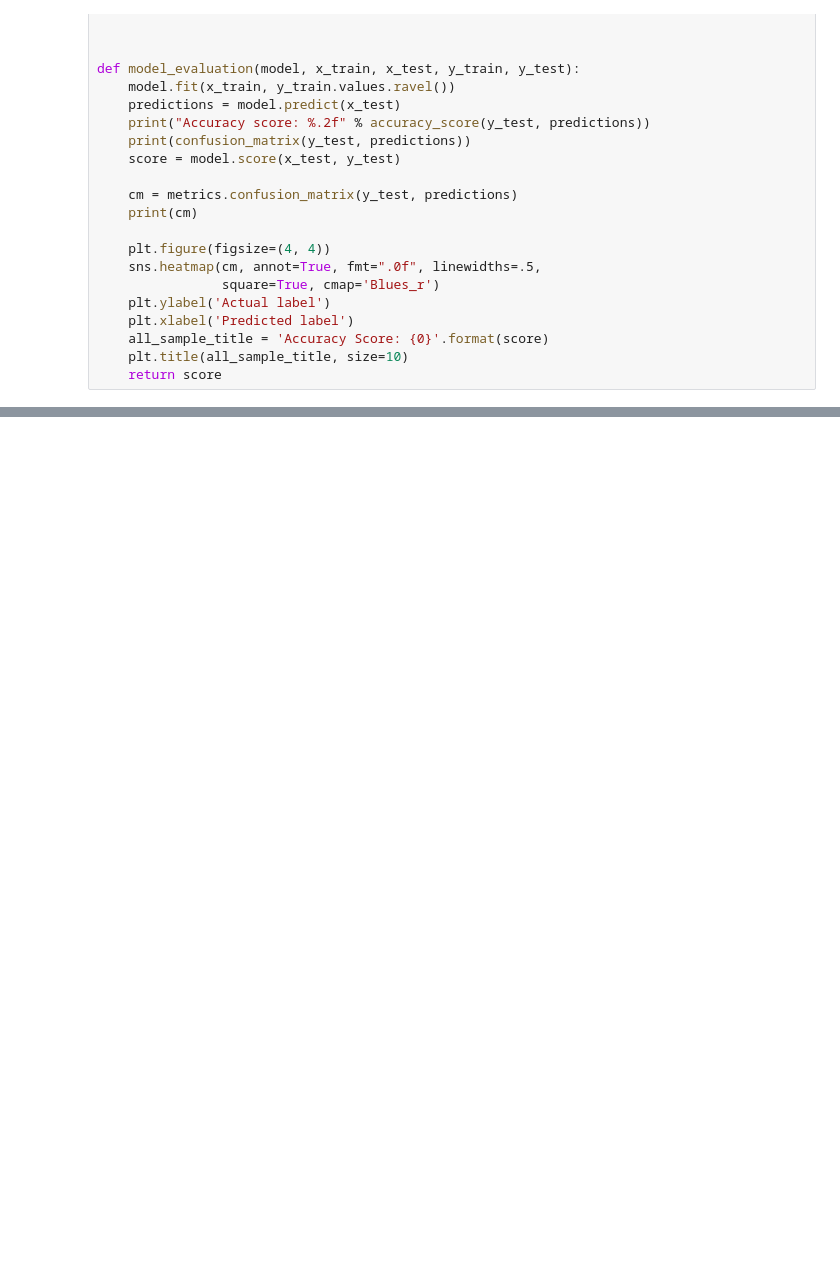
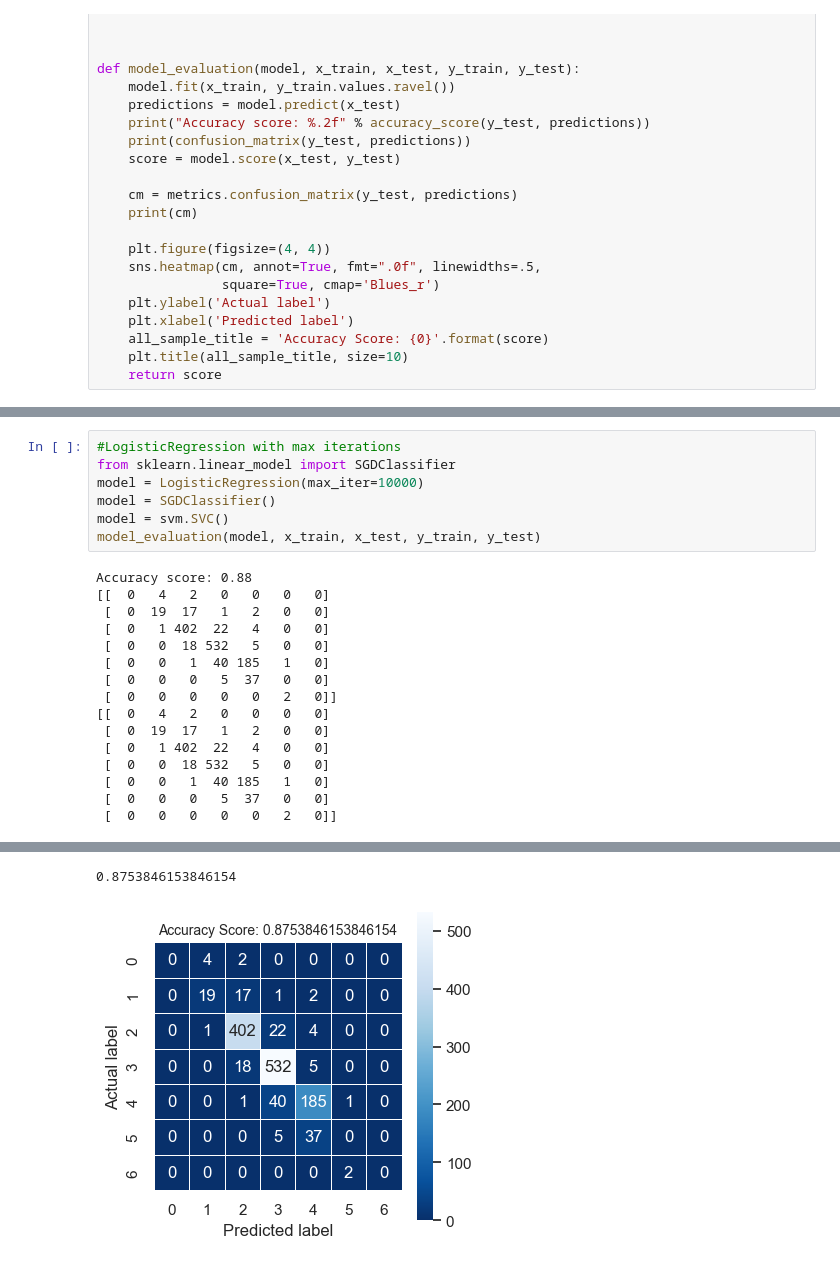
Before and after one commit to Redve/ID2223, a Jupyter notebook: Lab1/Task2/wine-backfill-feature-group.ipynb, the cells around one changed output, grey strips where cells are left out. Cells and saved outputs as stored; diff of their text form; blank space fills up the shorter version.

```diff
--- a/Lab1/Task2/wine-backfill-feature-group.ipynb
+++ b/Lab1/Task2/wine-backfill-feature-group.ipynb
@@ -239,0 +320,23 @@ Accuracy score: 0.69
+# %%
+#LogisticRegression with max iterations
+from sklearn.linear_model import SGDClassifier
+model = LogisticRegression(max_iter=10000)
+model = SGDClassifier()
+model = svm.SVC()
+model_evaluation(model, x_train, x_test, y_train, y_test)
+# %% [output]
+Accuracy score: 0.88
+[[  0   4   2   0   0   0   0]
+ [  0  19  17   1   2   0   0]
+ [  0   1 402  22   4   0   0]
+ [  0   0  18 532   5   0   0]
+ [  0   0   1  40 185   1   0]
+ [  0   0   0   5  37   0   0]
+ [  0   0   0   0   0   2   0]]
+[[  0   4   2   0   0   0   0]
+ [  0  19  17   1   2   0   0]
+ [  0   1 402  22   4   0   0]
+ [  0   0  18 532   5   0   0]
+ [  0   0   1  40 185   1   0]
+ [  0   0   0   5  37   0   0]
+ [  0   0   0   0   0   2   0]]
@@ -240,3 +345,5 @@ Accuracy score: 0.69
+0.8753846153846154
+[figure, added]
 # %%
 Wine_standard.info()
 # %% [output]
```
Also changed, not shown: parts of 15 cells of this notebook.
